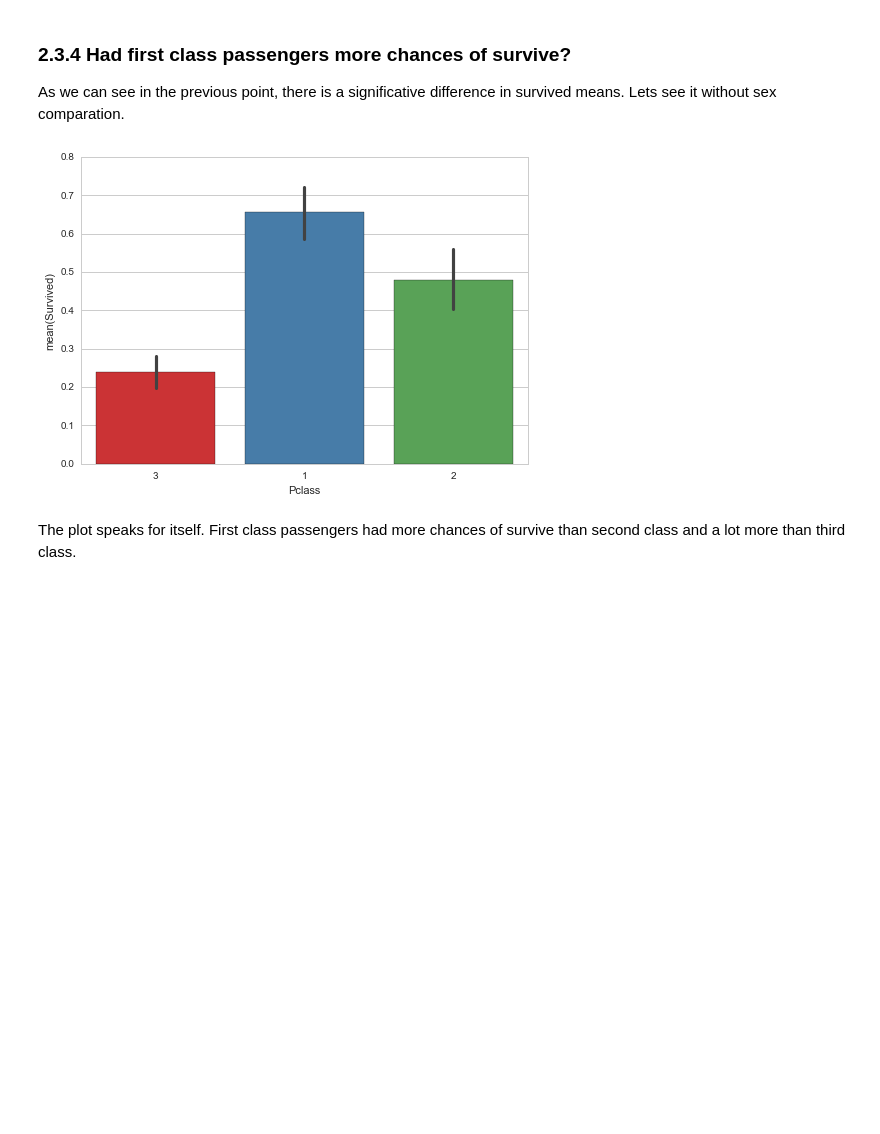
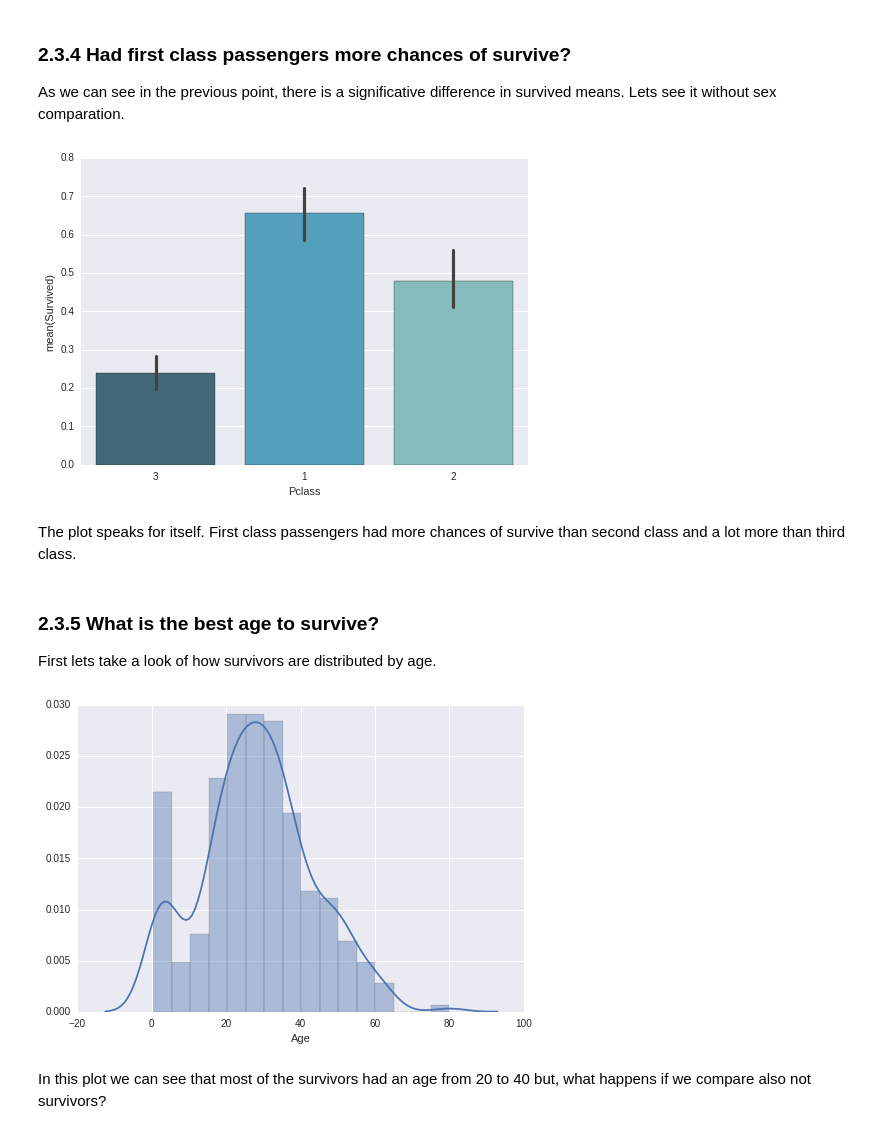
Before and after one commit to jmonterrubio/Titanic-Data-Investigation, a Jupyter notebook: Titanic Data Investigation.ipynb, the cells around one changed output. Saved outputs shown, nothing was run; the diff lists cells and outputs as text; code cells hidden in the pictures; blank space fills up the shorter version.

```diff
--- a/Titanic Data Investigation.ipynb
+++ b/Titanic Data Investigation.ipynb
@@ -211,9 +213,21 @@ Here we appreciate various things. First of all the difference in survive mean o
 
 As we can see in the previous point, there is a significative difference in survived means. Lets see it without sex comparation.
 # %%
-sns.barplot(data=titanic_df, x="Pclass", y="Survived", palette="Set1")
+sns.barplot(data=titanic_df, x="Pclass", y="Survived", palette="GnBu_d")
 sns.plt.show()
 # %% [output]
-[figure, old version]
+[figure, new version]
 # %% [markdown]
 The plot speaks for itself. First class passengers had more chances of survive than second class and a lot more than third class.
+# %% [markdown]
+### 2.3.5 What is the best age to survive?
+
+First lets take a look of how survivors are distributed by age.
+# %%
+survivors_ages = titanic_df[titanic_df["Survived"] == 1]["Age"]
+sns.distplot(survivors_ages)
+sns.plt.show()
+# %% [output]
+[figure, added]
+# %% [markdown]
+In this plot we can see that most of the survivors had an age from 20 to 40 but, what happens if we compare also not survivors?
```
Also changed, not shown: parts of 10 cells of this notebook.
